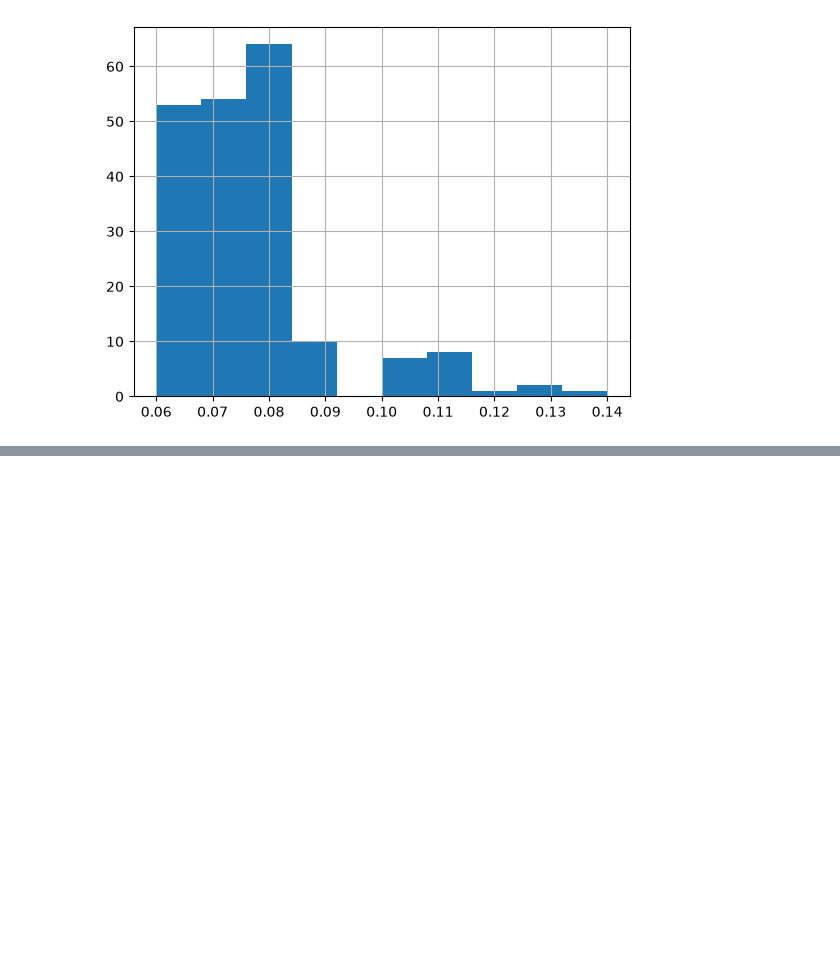
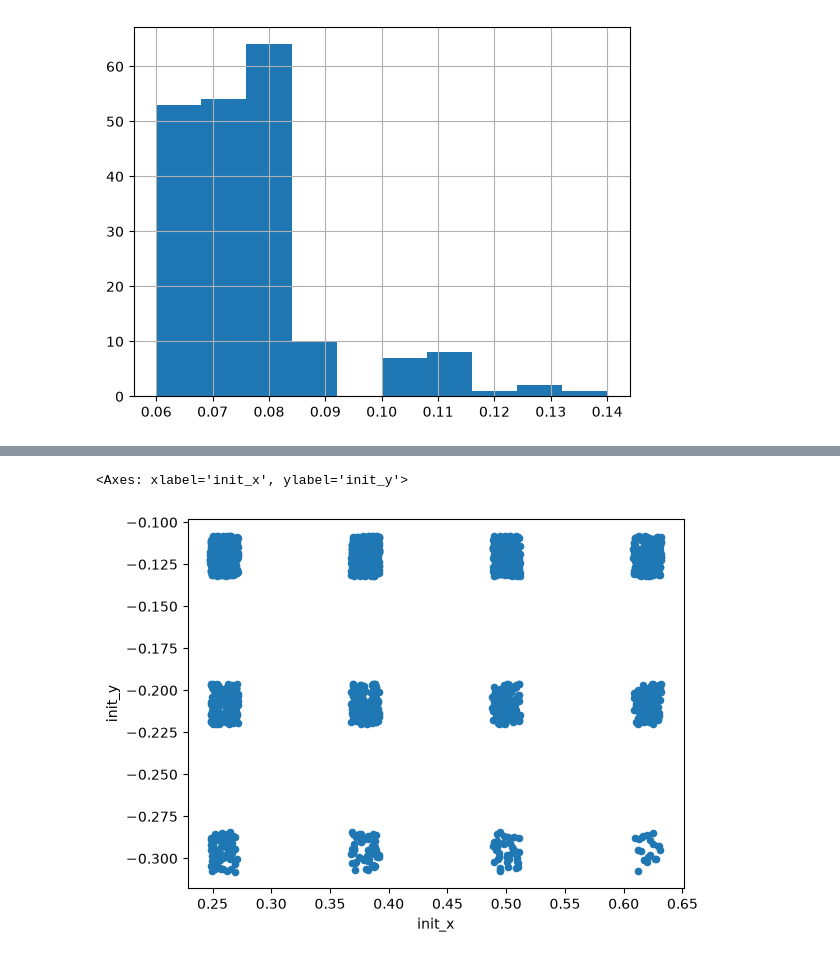
Before and after one commit to maxazv/lego-workbenchmark, a Jupyter notebook: src/analysis.ipynb, the cells around one changed output, grey strips where cells are left out. Saved outputs shown, nothing was run; the diff lists cells and outputs as text; code cells hidden in the pictures; blank space fills up the shorter version.

Commit message:
going beyond tier 2

```diff
--- a/src/analysis.ipynb
+++ b/src/analysis.ipynb
@@ -291,0 +294,33 @@ Name: time, dtype: float64
+# %%
+data: dict[str, list[Brick, Lattice]] = {}
+for tier in ["tier1", "tier2", "tier3", "tier4"]:
+    for path in sorted(dataset_root.glob(f"ground_truth/{tier}/task_*.yaml")):
+        bricks, lat = load_task(path, path)
+        data.setdefault(tier, []).append((bricks, lat))
+
+
+rows = []
+for tier, tasks in data.items():
+    for task_id, (bricks, lat) in enumerate(tasks):
+        supps = supporters(bricks)
+        for b in bricks:
+            n_studs = len(b.cells)
+            n_supps = len(supps[b.name])
+            n_overhang = n_studs - sum(s_count for _, s_count in supps[b.name]) if b.layer > 0 else 0
+            rows.append({
+                "tier": tier, "task_id": task_id,
+                "brick": b.name, "type": b.type, "color": b.color,
+                "x": b.center[0], "y": b.center[1], "z": b.center[2],
+                "layer": b.layer, "yaw": b.yaw,
+                "anchor_ix": b.anchor[0], "anchor_iy": b.anchor[1],
+                "n_studs": n_studs,
+                "n_overhang": n_overhang,
+                "n_supps": n_supps,
+                "init_x": b.initial[0] if b.initial else None,
+                "init_y": b.initial[1] if b.initial else None,
+                "init_z": b.initial[2] if b.initial else None,
+                "init_yaw": b.initial_yaw,
+            })
+
+all_bricks_df = pd.DataFrame(rows)
+all_bricks_df
@@ -291,0 +341,6 @@ Name: time, dtype: float64
+# %%
+
+all_bricks_df.plot.scatter(x="init_x", y="init_y")
+# %% [output]
+<Axes: xlabel='init_x', ylabel='init_y'>
+[figure, added]
```
Also changed, not shown: parts of 4 cells of this notebook, 8 other files.
